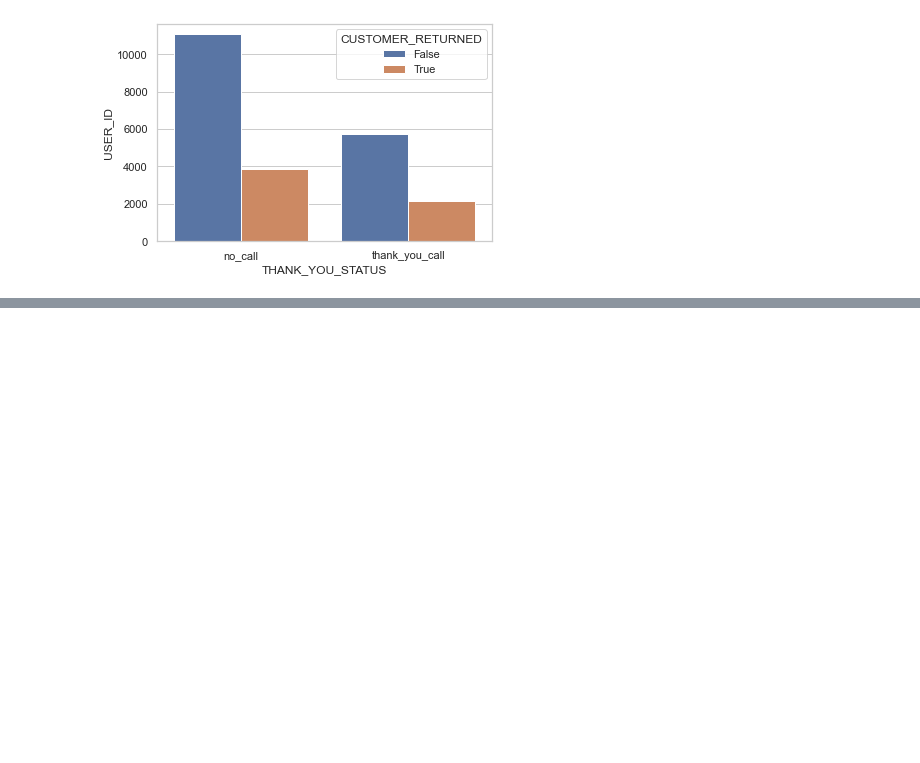
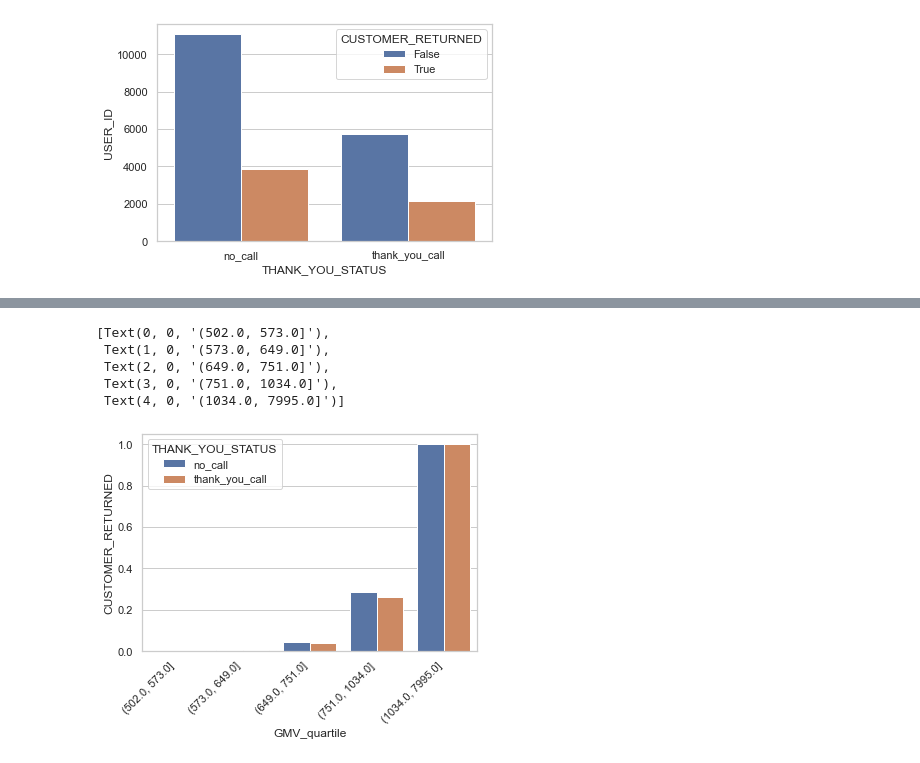
Before and after one commit to 16gs24/hotel-case, a Jupyter notebook: notebooks/1.0 Exploratory Analysis.ipynb, the cells around one changed output, grey strips where cells are left out. Saved outputs shown, nothing was run; the diff lists cells and outputs as text; code cells hidden in the pictures; blank space fills up the shorter version.

```diff
--- a/notebooks/1.0 Exploratory Analysis.ipynb
+++ b/notebooks/1.0 Exploratory Analysis.ipynb
@@ -297,3 +298,12 @@ sns.barplot(x='THANK_YOU_STATUS',
 # %% [output]
 <AxesSubplot:xlabel='THANK_YOU_STATUS', ylabel='USER_ID'>
 [figure]
+# %%
+responder_by_GMV_df = (filtered_data
+                   .assign(GMV_quartile = lambda x: pd.qcut(x['GMV'], q=5 ,precision = 0))
+                   .groupby(['GMV_quartile','THANK_YOU_STATUS'])
+                   ['CUSTOMER_RETURNED']
+                   .mean()
+                   .reset_index()
+                  )
+responder_by_GMV_df
@@ -299,0 +322,14 @@ sns.barplot(x='THANK_YOU_STATUS',
+# %%
+chart = sns.barplot(x='GMV_quartile',
+            y='CUSTOMER_RETURNED',
+            hue='THANK_YOU_STATUS',
+            data=responder_by_GMV_df)
+
+chart.set_xticklabels(chart.get_xticklabels(), rotation=45, horizontalalignment='right')
+# %% [output]
+[Text(0, 0, '(502.0, 573.0]'),
+ Text(1, 0, '(573.0, 649.0]'),
+ Text(2, 0, '(649.0, 751.0]'),
+ Text(3, 0, '(751.0, 1034.0]'),
+ Text(4, 0, '(1034.0, 7995.0]')]
+[figure, added]
```
Also changed, not shown: parts of 2 cells of this notebook, 1 other file.
